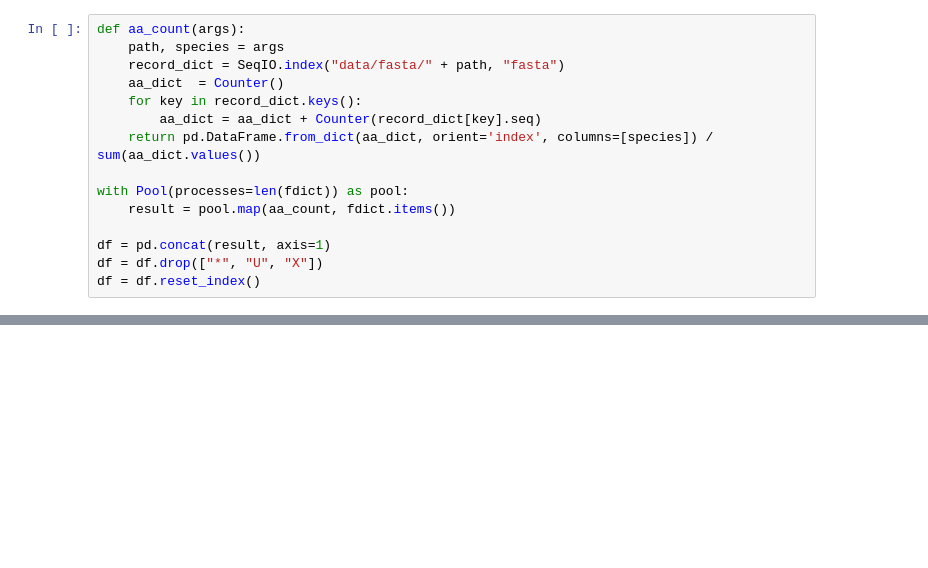
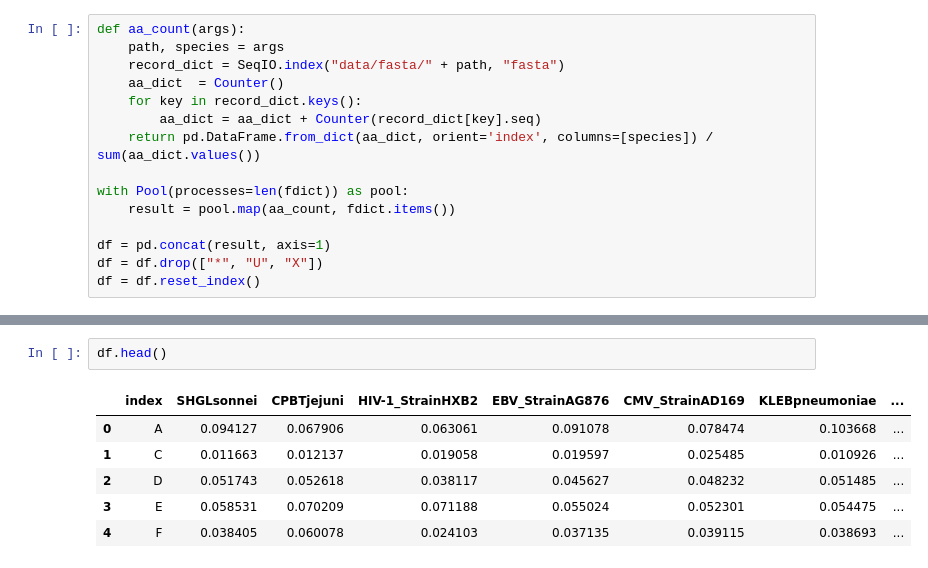
Before and after one commit to antigenomics/ipred, a Jupyter notebook: 2019.03.06_AAanalysis.ipynb, the cells around one changed output, grey strips where cells are left out. Cells and saved outputs as stored; diff of their text form; blank space fills up the shorter version.

```diff
--- a/2019.03.06_AAanalysis.ipynb
+++ b/2019.03.06_AAanalysis.ipynb
@@ -85,0 +86,9 @@ plot_v_hum(df, fdict[[i for i in fdict.keys()][4]], ax1)
+# %%
+df.head()
+# %% [output]
+|  | index | SHGLsonnei | CPBTjejuni | HIV-1_StrainHXB2 | EBV_StrainAG876 | CMV_StrainAD169 | KLEBpneumoniae | ... |
+| 0 | A | 0.094127 | 0.067906 | 0.063061 | 0.091078 | 0.078474 | 0.103668 | ... |
+| 1 | C | 0.011663 | 0.012137 | 0.019058 | 0.019597 | 0.025485 | 0.010926 | ... |
+| 2 | D | 0.051743 | 0.052618 | 0.038117 | 0.045627 | 0.048232 | 0.051485 | ... |
+| 3 | E | 0.058531 | 0.070209 | 0.071188 | 0.055024 | 0.052301 | 0.054475 | ... |
+| 4 | F | 0.038405 | 0.060078 | 0.024103 | 0.037135 | 0.039115 | 0.038693 | ... |
```
Also changed, not shown: parts of 9 cells of this notebook, 4 other files.
